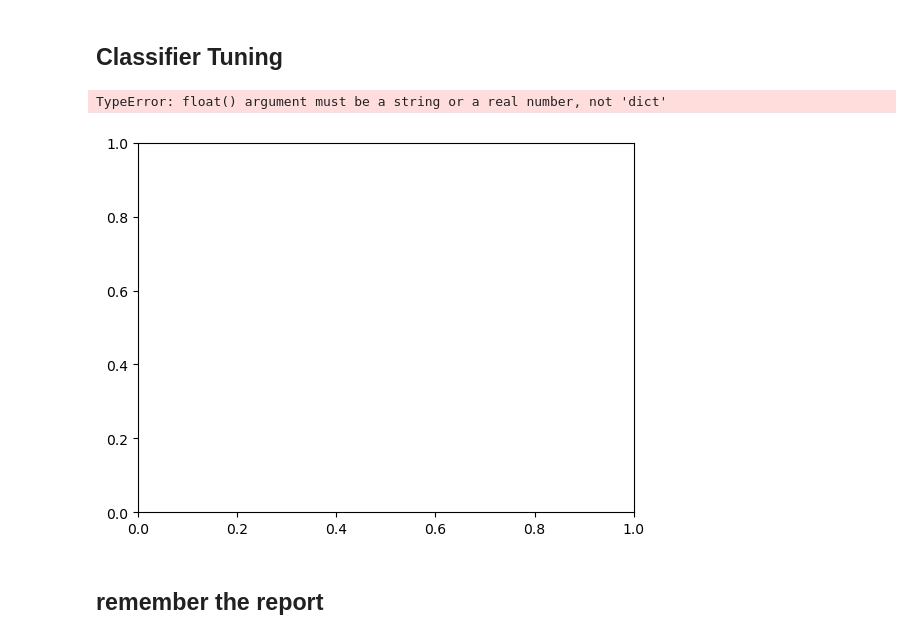
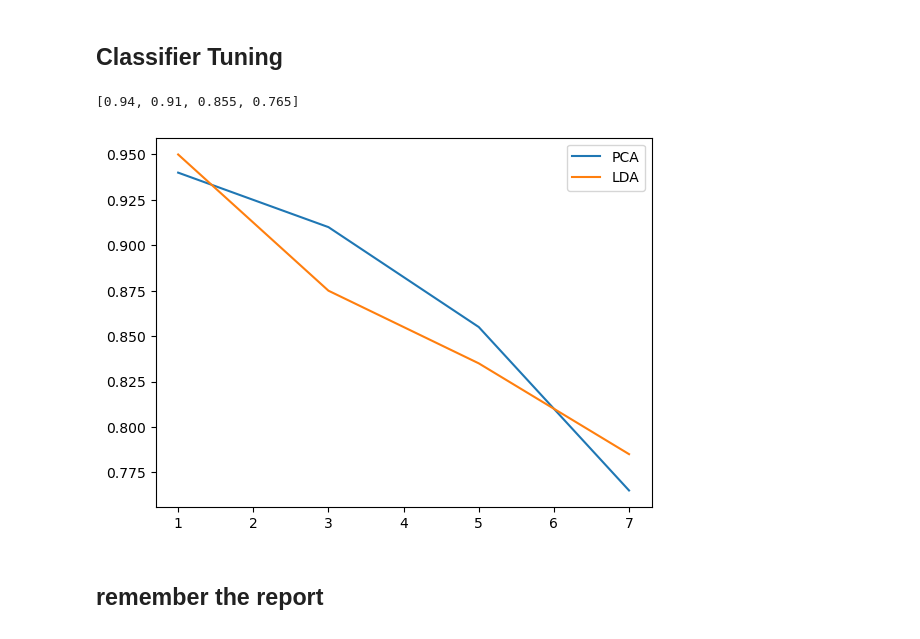
Before and after one commit to 1MR-Joe/ML-proj3, a Jupyter notebook: recognition.ipynb, the cells around one changed output. Drawn from its saved outputs; the diff is of its cells as text; code cells hidden in the pictures.

```diff
--- a/recognition.ipynb
+++ b/recognition.ipynb
@@ -249,8 +249,8 @@ print(acc)
 # a list for PCA acc for each k val and LDA acc for each k val
 
 k_values=[1,3,5,7]
-accuracies_pca={}
-accuracies_lda={}
+accuracies_pca=[]
+accuracies_lda=[]
 u_r,A=training_set[0.8]
 
 projected_training = A.T
@@ -263,7 +263,7 @@ for k in k_values:
     predicted_labels =knn.predict(projected_tes)
 
     accuracy = np.mean(predicted_labels == y_test)
-    accuracies_pca[k]=accuracy
+    accuracies_pca.append(accuracy)
 
     knn = KNeighborsClassifier(k)   #Tuning for LDA
     proj_train = x_train @ eigen_vectors[:, :39]
@@ -272,11 +272,17 @@ for k in k_values:
     knn.fit(proj_train, y_train)
     predicted = knn.predict(proj_test)
     acc = np.mean(predicted == y_test)
-    accuracies_lda[k]=acc
+    accuracies_lda.append(acc)
-# %%
-plt.plot(accuracies_pca)
-# %% [output]
-TypeError: float() argument must be a string or a real number, not 'dict'
-[figure, removed]
+# %%
+print(accuracies_pca)
+# %% [output]
+[0.94, 0.91, 0.855, 0.765]
+# %%
+plt.plot(k_values, accuracies_pca, label='PCA')
+plt.plot(k_values, accuracies_lda, label='LDA')
+plt.legend()
+plt.show()
+# %% [output]
+[figure, added]
 # %% [markdown]
 ## remember the report
```
Also changed, not shown: parts of 4 cells of this notebook.
